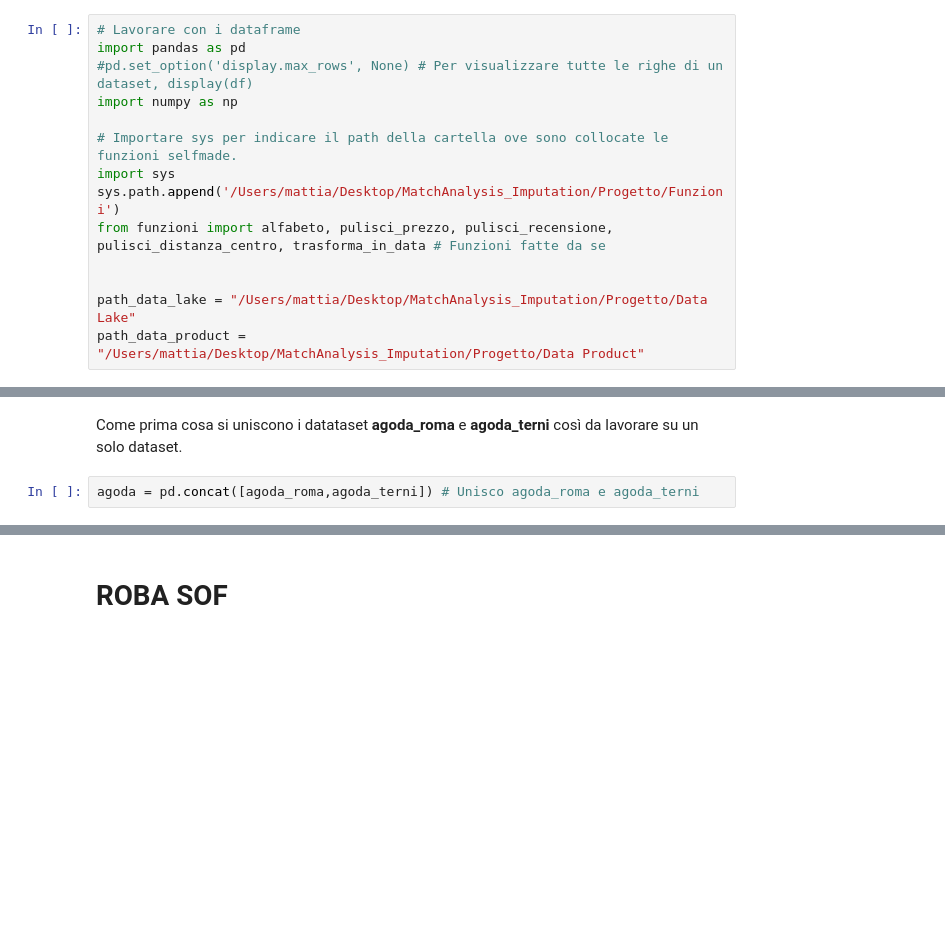
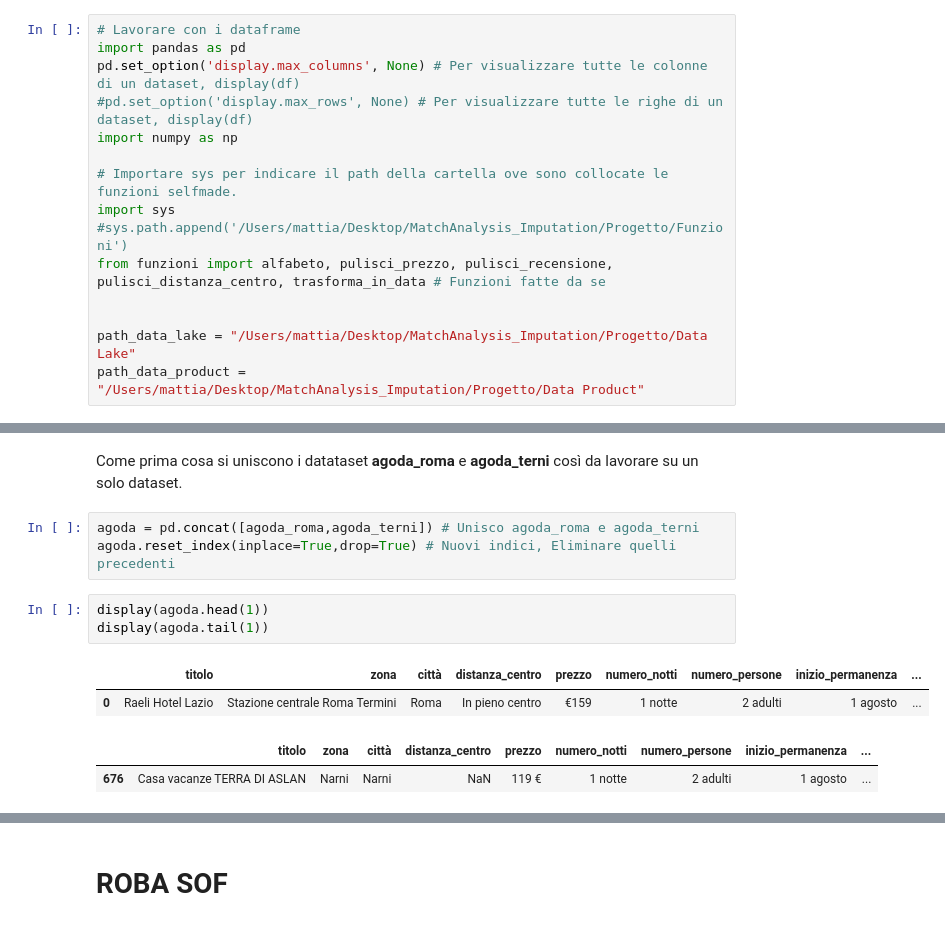
Before and after one commit to mattiamanna2203/RecordLinkage, a Jupyter notebook: Data Product/Cleaning_pipeline.ipynb, the cells around one changed output, grey strips where cells are left out. Saved outputs shown, nothing was run; the diff lists cells and outputs as text; blank space fills up the shorter version.

Commit message:
Cleaning update
Aggiunte funzioni di cleaning, spostate le funzioni necessarie per il cleaning nella cartella 'data product'.

```diff
--- a/Data Product/Cleaning_pipeline.ipynb
+++ b/Data Product/Cleaning_pipeline.ipynb
@@ -5,12 +5,13 @@
 # %%
 # Lavorare con i dataframe
 import pandas as pd
+pd.set_option('display.max_columns', None) # Per visualizzare tutte le colonne di un dataset, display(df)
 #pd.set_option('display.max_rows', None) # Per visualizzare tutte le righe di un dataset, display(df)
 import numpy as np
 
 # Importare sys per indicare il path della cartella ove sono collocate le funzioni selfmade.
 import sys
-sys.path.append('/Users/mattia/Desktop/MatchAnalysis_Imputation/Progetto/Funzioni')
+#sys.path.append('/Users/mattia/Desktop/MatchAnalysis_Imputation/Progetto/Funzioni')
 from funzioni import alfabeto, pulisci_prezzo, pulisci_recensione, pulisci_distanza_centro, trasforma_in_data # Funzioni fatte da se
 
 
@@ -359,5 +362,14 @@ booking_terni = booking_terni[['titolo','zona','città','distanza_centro','prezz
 Come prima cosa si uniscono i datataset **agoda_roma** e **agoda_terni** così da lavorare su un solo dataset.
 # %%
 agoda = pd.concat([agoda_roma,agoda_terni]) # Unisco agoda_roma e agoda_terni
+agoda.reset_index(inplace=True,drop=True) # Nuovi indici, Eliminare quelli precedenti
+# %%
+display(agoda.head(1))
+display(agoda.tail(1))
+# %% [output]
+|  | titolo | zona | città | distanza_centro | prezzo | numero_notti | numero_persone | inizio_permanenza | ... |
+| 0 | Raeli Hotel Lazio | Stazione centrale Roma Termini | Roma | In pieno centro | €159 | 1 notte | 2 adulti | 1 agosto | ... |
+|  | titolo | zona | città | distanza_centro | prezzo | numero_notti | numero_persone | inizio_permanenza | ... |
+| 676 | Casa vacanze TERRA DI ASLAN | Narni | Narni | NaN | 119 € | 1 notte | 2 adulti | 1 agosto | ... |
 # %%
 # Pulizia della variabile 'prezzo' : rimosso simbolo euro ed il punto separatore delle migliaia tramite la funzione pulisci_prezzo, variabile trasformata da object a int.
```
Also changed, not shown: parts of 15 cells of this notebook, 1 other file.
